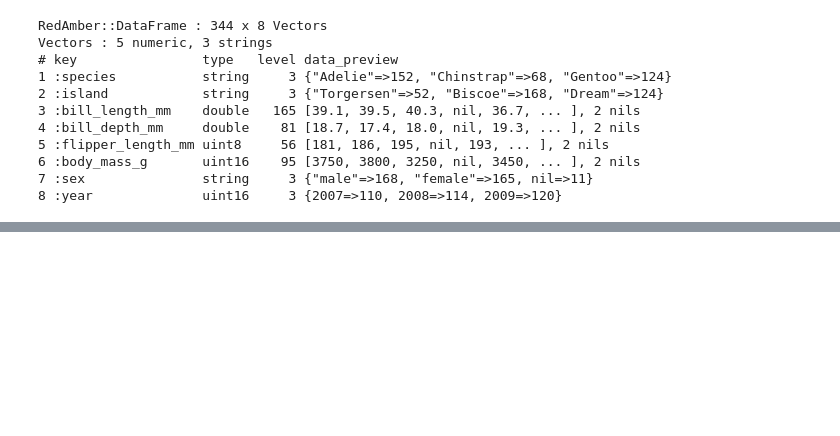
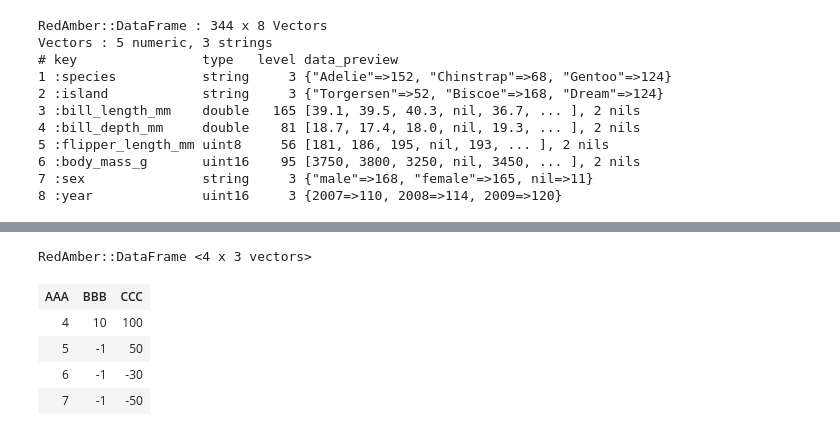
Before and after one commit to red-data-tools/red_amber, a Jupyter notebook: doc/examples_of_red_amber.ipynb, the cells around one changed output, grey strips where cells are left out. Cells and saved outputs as stored; diff of their text form; code cells hidden in the pictures; blank space fills up the shorter version.

```diff
--- a/doc/47_examples_of_red_amber.ipynb
+++ b/doc/examples_of_red_amber.ipynb
@@ -1484,0 +1610,14 @@ Vectors : 5 numeric, 3 strings
+# %%
+# Red Amber
+df = DataFrame.new(
+  "AAA": [4, 5, 6, 7], "BBB": [10, 20, 30, 40], "CCC": [100, 50, -30, -50]  # You can omit {}
+)
+
+df.assign( BBB: df[:BBB].replace(df[:AAA] >= 5, -1) )
+# %% [output]
+RedAmber::DataFrame <4 x 3 vectors>
+| AAA | BBB | CCC |
+| 4 | 10 | 100 |
+| 5 | -1 | 50 |
+| 6 | -1 | -30 |
+| 7 | -1 | -50 |
```
Also changed, not shown: parts of 87 cells of this notebook, 1 other file.
